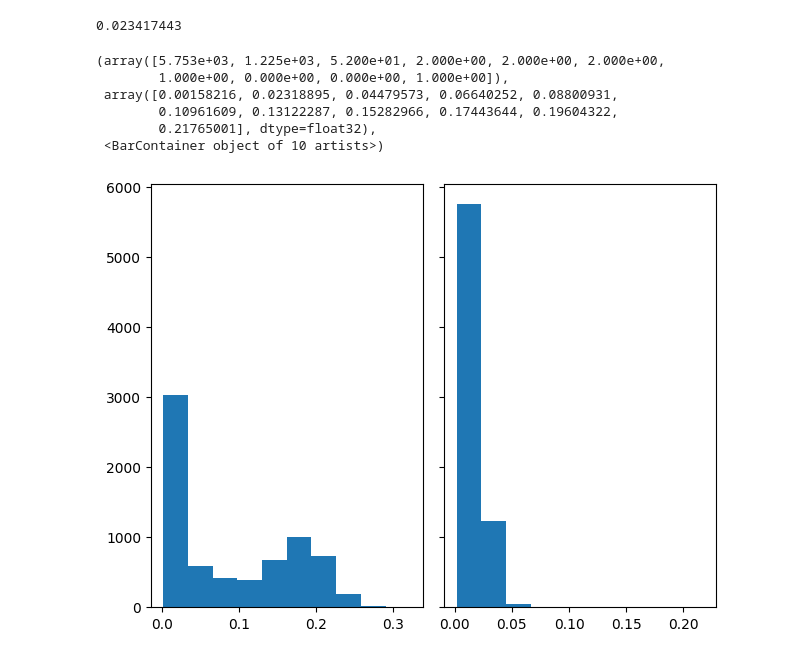
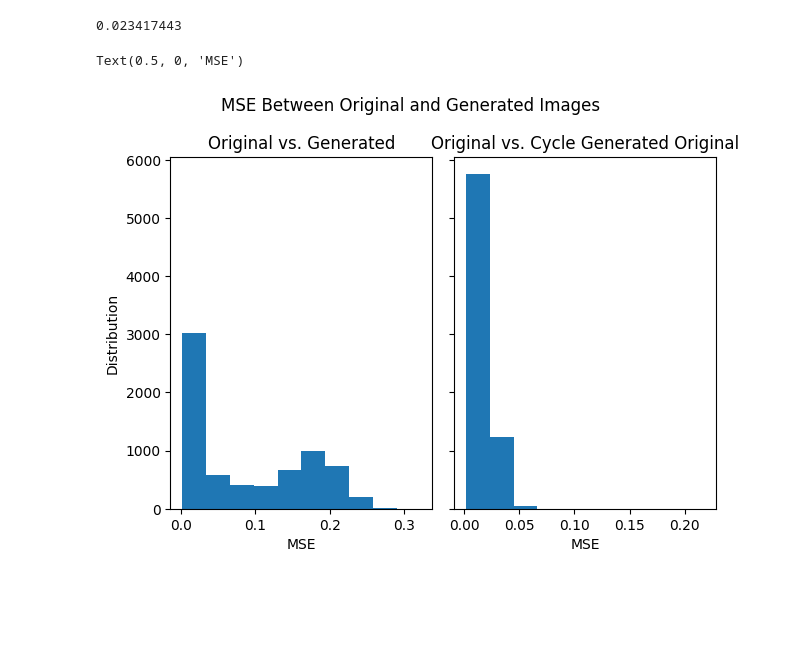
Before and after one commit to bluqiu001/ece588Final, a Jupyter notebook: billy/make_test.ipynb, the cells around one changed output. Drawn from its saved outputs; the diff is of its cells as text; code cells hidden in the pictures; blank space fills up the shorter version.

```diff
--- a/billy/make_test.ipynb
+++ b/billy/make_test.ipynb
@@ -239,13 +225,16 @@ np.mean((x_numpy[0] - x_hat[0])**2)
 # %%
 fig, axs = plt.subplots(1, 2, sharey=True, tight_layout=True)
 
 axs[0].hist(mse_generated)
 axs[1].hist(mse_original)
+
+fig.suptitle("MSE Between Original and Generated Images")
+axs[0].set_title("Original vs. Generated")
+axs[1].set_title("Original vs. Cycle Generated Original")
+
+axs[0].set_ylabel("Distribution")
+axs[0].set_xlabel("MSE")
+axs[1].set_xlabel("MSE")
 # %% [output]
-(array([5.753e+03, 1.225e+03, 5.200e+01, 2.000e+00, 2.000e+00, 2.000e+00,
-        1.000e+00, 0.000e+00, 0.000e+00, 1.000e+00]),
- array([0.00158216, 0.02318895, 0.04479573, 0.06640252, 0.08800931,
-        0.10961609, 0.13122287, 0.15282966, 0.17443644, 0.19604322,
-        0.21765001], dtype=float32),
- <BarContainer object of 10 artists>)
+Text(0.5, 0, 'MSE')
-[figure, old version]
+[figure, new version]
```
Also changed, not shown: parts of 2 cells of this notebook, 5 other files.
